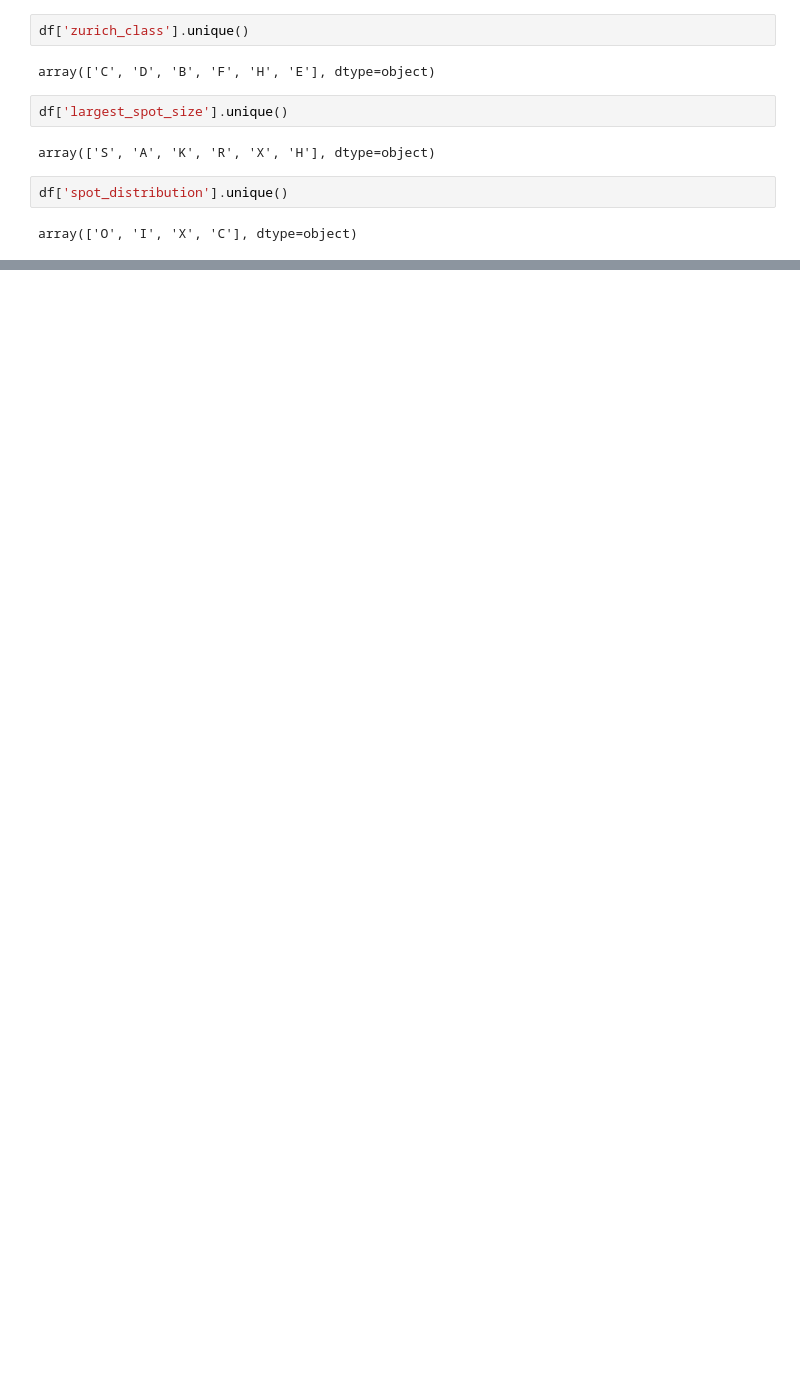
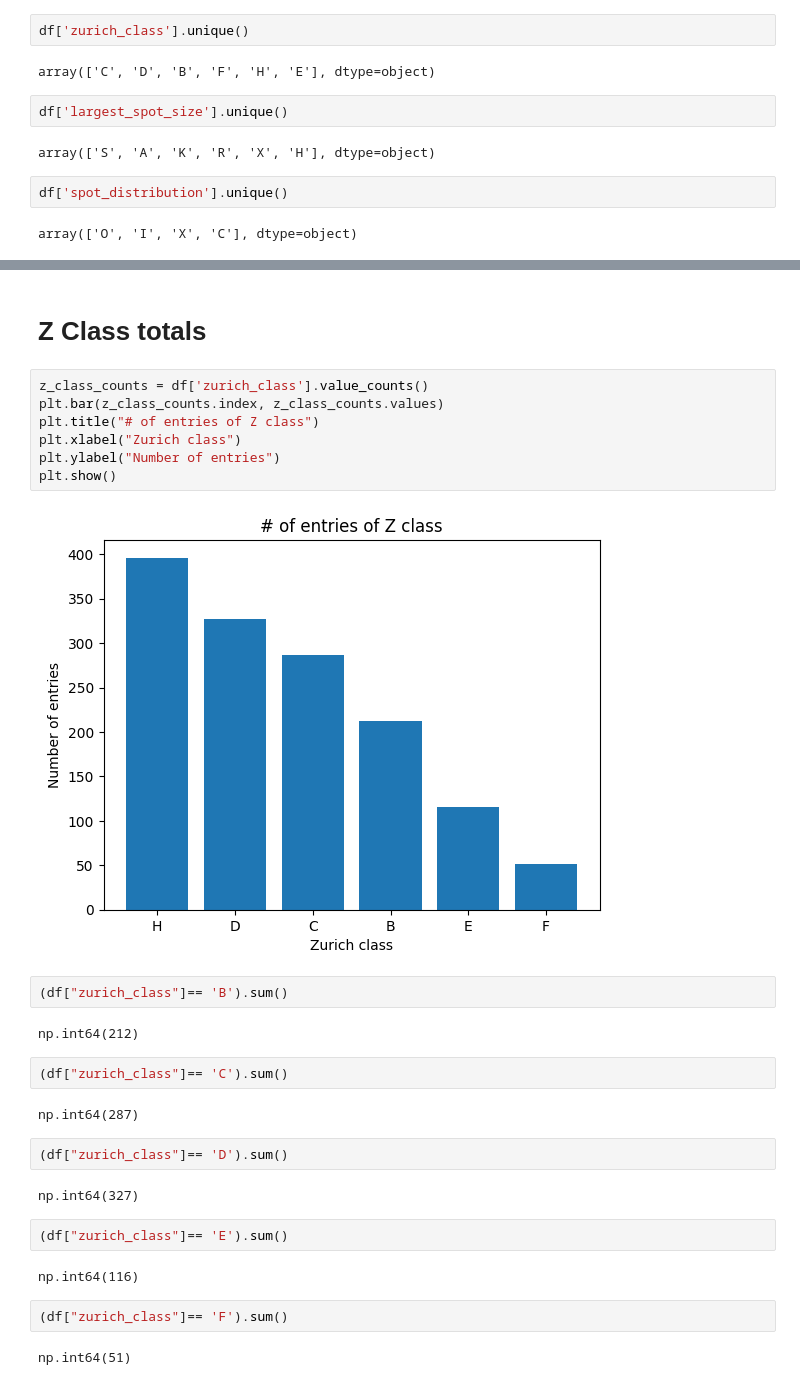
Before and after one commit to nollamae7-spec/DSRSP-Solar-Flares, a Jupyter notebook: storage_document_Solar_Flares.ipynb, the cells around one changed output, grey strips where cells are left out. Saved outputs shown, nothing was run; the diff lists cells and outputs as text; blank space fills up the shorter version.

```diff
--- a/storage_document_Solar_Flares.ipynb
+++ b/storage_document_Solar_Flares.ipynb
@@ -311,0 +334,31 @@ np.int64(0)
+# %% [markdown]
+# Z Class totals
+# %%
+z_class_counts = df['zurich_class'].value_counts()
+plt.bar(z_class_counts.index, z_class_counts.values)
+plt.title("# of entries of Z class")
+plt.xlabel("Zurich class")
+plt.ylabel("Number of entries")
+plt.show()
+# %% [output]
+[figure, added]
+# %%
+(df["zurich_class"]== 'B').sum()
+# %% [output]
+np.int64(212)
+# %%
+(df["zurich_class"]== 'C').sum()
+# %% [output]
+np.int64(287)
+# %%
+(df["zurich_class"]== 'D').sum()
+# %% [output]
+np.int64(327)
+# %%
+(df["zurich_class"]== 'E').sum()
+# %% [output]
+np.int64(116)
+# %%
+(df["zurich_class"]== 'F').sum()
+# %% [output]
+np.int64(51)
```
Also changed, not shown: parts of 6 cells of this notebook.
